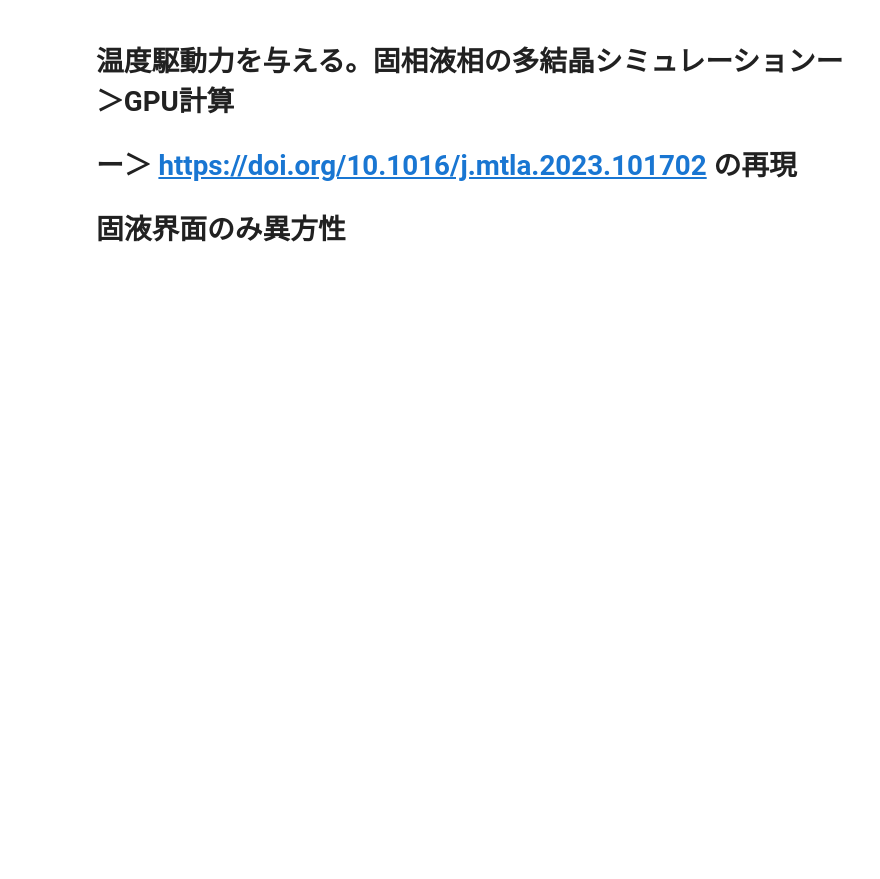
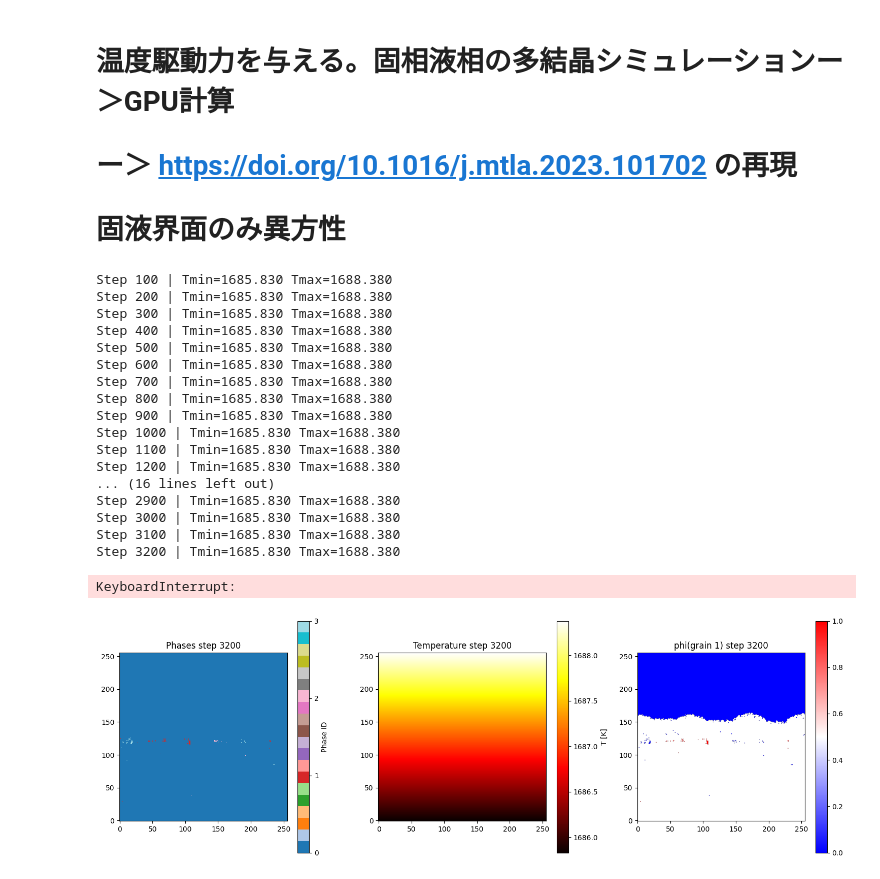
Before and after one commit to daikihatanaka0327/multiphasefield-solidification, a Jupyter notebook: ver4-GPU-multi-phase-field-model-solification_2d.ipynb, the cells around one changed output. Cells and saved outputs as stored; diff of their text form; code cells hidden in the pictures; blank space fills up the shorter version.

```diff
--- a/ver4-GPU-multi-phase-field-model-solification_2d.ipynb
+++ b/ver4-GPU-multi-phase-field-model-solification_2d.ipynb
@@ -16,15 +16,15 @@ from scipy.spatial.transform import Rotation
 nx, ny = 256, 256
 number_of_grain = 4         # 0: liquid, 1..N-1: solid grains
 dx, dy = 1e-4, 1e-4
-dt = 0.001
-nsteps = 200000             # まず短め推奨（動作確認用）
+dt = 0.00001
+nsteps = 20000             # まず短め推奨（動作確認用）
 pi = np.pi
 
 delta = 10.0 * dx
 T_melt = 1687.15
 G = 1.0e+02
 V_pulling = 5.0e-05
-latent = 4.15e+05
+latent = 4.15e+09
 
 # ---- Energetic anisotropy (Appendix A / Table values you had) ----
 a0 = 54.7 * pi / 180.0
@@ -582,7 +638,7 @@ latent_f  = np.float32(latent)
 # =====================================================
 # 6) Main loop
 # =====================================================
-save_every = 10000
+save_every = 100
 
 for nstep in range(1, nsteps + 1):
     kernel_update_temp[blockspergrid, threadsperblock](d_temp, cooling_rate, nx, ny)
@@ -596,30 +652,51 @@ for nstep in range(1, nsteps + 1):
         np.float32(eps0_sl), np.float32(w0_sl),
         np.float32(a0), np.float32(delta_a), np.float32(mu_a), np.float32(p_round)
     )
 
     d_phi, d_phi_new = d_phi_new, d_phi
 
     if nstep % save_every == 0:
         current_phi  = d_phi.copy_to_host()
+        phase_map = np.argmax(current_phi, axis=0)
         current_temp = d_temp.copy_to_host()
         print(f"Step {nstep} | Tmin={current_temp.min():.3f} Tmax={current_temp.max():.3f}")
 
         plt.figure(figsize=(15, 5))
         plt.subplot(1, 3, 1)
         plt.imshow(phase_map.T, cmap="tab20", origin="lower", interpolation="nearest")
         plt.colorbar(ticks=range(number_of_grain), label="Phase ID")
         plt.title(f"Phases step {nstep}")
 
         plt.subplot(1, 3, 2)
         plt.imshow(current_temp.T, cmap="hot", origin="lower")
         plt.colorbar(label="T [K]")
         plt.title(f"Temperature step {nstep}")
 
         plt.subplot(1, 3, 3)
         plt.imshow(current_phi[1].T, cmap="bwr", origin="lower", vmin=0, vmax=1)
         plt.colorbar()
         plt.title(f"phi(grain 1) step {nstep}")
 
         plt.tight_layout()
         plt.savefig(os.path.join(out_dir, f"step_{nstep}.png"), dpi=150)
         plt.close()
+# %% [output]
+Step 100 | Tmin=1685.830 Tmax=1688.380
+Step 200 | Tmin=1685.830 Tmax=1688.380
+Step 300 | Tmin=1685.830 Tmax=1688.380
+Step 400 | Tmin=1685.830 Tmax=1688.380
+Step 500 | Tmin=1685.830 Tmax=1688.380
+Step 600 | Tmin=1685.830 Tmax=1688.380
+Step 700 | Tmin=1685.830 Tmax=1688.380
+Step 800 | Tmin=1685.830 Tmax=1688.380
+Step 900 | Tmin=1685.830 Tmax=1688.380
+Step 1000 | Tmin=1685.830 Tmax=1688.380
+Step 1100 | Tmin=1685.830 Tmax=1688.380
+Step 1200 | Tmin=1685.830 Tmax=1688.380
+... (16 lines left out)
+Step 2900 | Tmin=1685.830 Tmax=1688.380
+Step 3000 | Tmin=1685.830 Tmax=1688.380
+Step 3100 | Tmin=1685.830 Tmax=1688.380
+Step 3200 | Tmin=1685.830 Tmax=1688.380
+KeyboardInterrupt:
+[figure, added]
```
Also changed, not shown: parts of 2 cells of this notebook.
